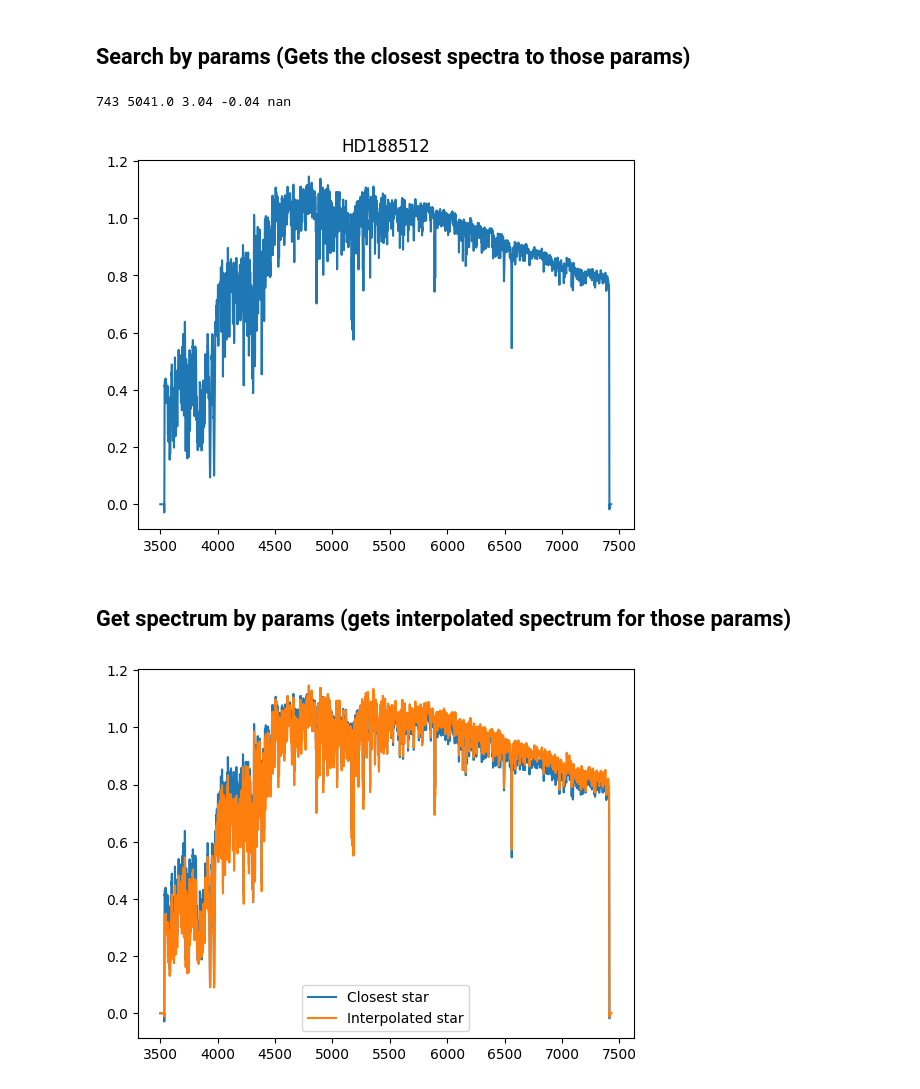
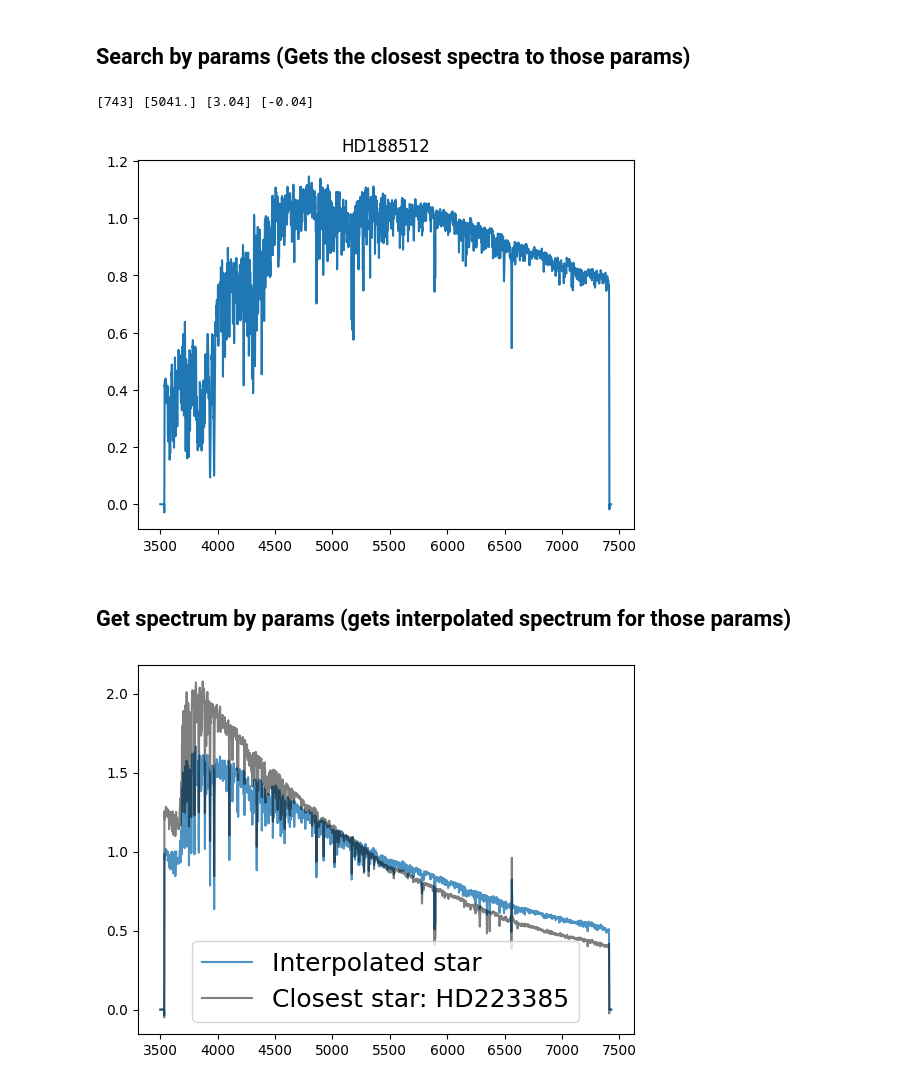
Before and after one commit to miles-iac/milespy, a Jupyter notebook: docs/tutorials/example_stellar_library.ipynb, the cells around one changed output. Cells and saved outputs as stored; diff of their text form; code cells hidden in the pictures.

```diff
--- a/docs/tutorials/example_stellar_library.ipynb
+++ b/docs/tutorials/example_stellar_library.ipynb
@@ -42,22 +45,23 @@ Log(g) 2.09 2.49
 # %% [markdown]
 ## Search by params (Gets the closest spectra to those params)
 # %%
-tmp = lib.search_by_params(teff=5000.0, logg=3.0, FeH=0.0, MgFe=0.0)
-print(tmp.meta['id'], tmp.meta['teff'], tmp.meta['logg'], tmp.meta['FeH'], tmp.meta['MgFe'])
+tmp = lib.closest(teff=5000.0, logg=3.0, FeH=0.0, MgFe=0.0)
+print(tmp.meta['id'], tmp.meta['teff'], tmp.meta['logg'], tmp.meta['FeH'])
 plt.plot(tmp.spectral_axis, tmp.flux)
-plt.title(tmp.meta['starname'])
+plt.title(tmp.meta['starname'][0])
 plt.show()
 # %% [output]
-743 5041.0 3.04 -0.04 nan
+[743] [5041.] [3.04] [-0.04]
 [figure]
 # %% [markdown]
 ## Get spectrum by params (gets interpolated spectrum for those params)
 # %%
-tmp1 = lib.search_by_params(teff=5000.0, logg=3.0, FeH=0.0, MgFe=0.0)
-tmp2 = lib.interpolate(teff=5000.0, logg=3.0, FeH=0.0, MgFe=0.0)
-plt.plot(tmp1.spectral_axis, tmp1.flux, label="Closest star")
-plt.plot(tmp2.spectral_axis, tmp2.flux, label="Interpolated star")
-plt.legend()
+tmp1 = lib.closest(teff=8000.0, logg=1.0, FeH=0.0, MgFe=0.0)
+tmp2 = lib.interpolate(teff=8000.0, logg=1.0, FeH=0.0, MgFe=0.0)
+plt.plot(tmp2.spectral_axis, tmp2.flux, label="Interpolated star", alpha=0.8)
+plt.plot(tmp1.spectral_axis, tmp1.flux, 'k', label=f"Closest star: {tmp1.meta['starname'][0]}", alpha=0.5)
+
+plt.legend(fontsize=18)
 plt.show()
 # %% [output]
-[figure, old version]
+[figure, new version]
```
Also changed, not shown: parts of 1 cell of this notebook, 10 other files.
